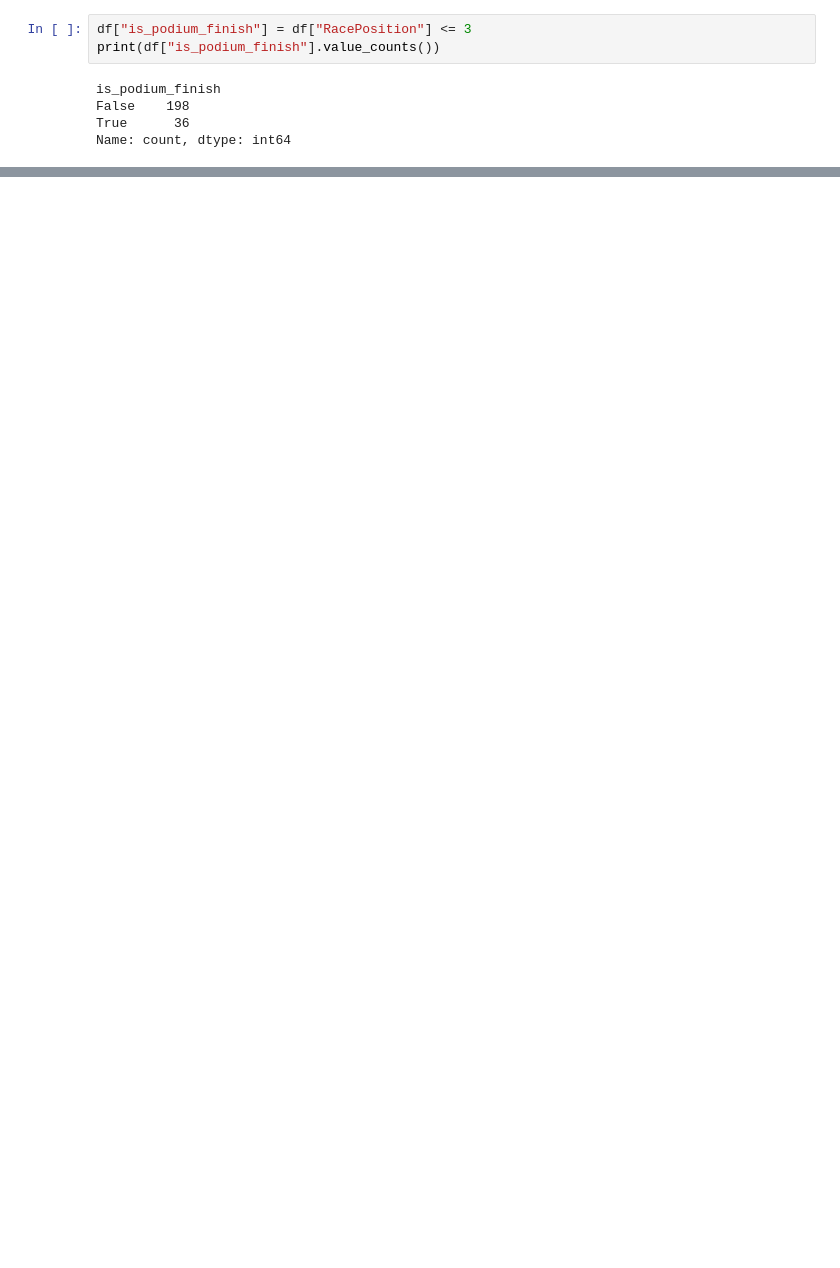
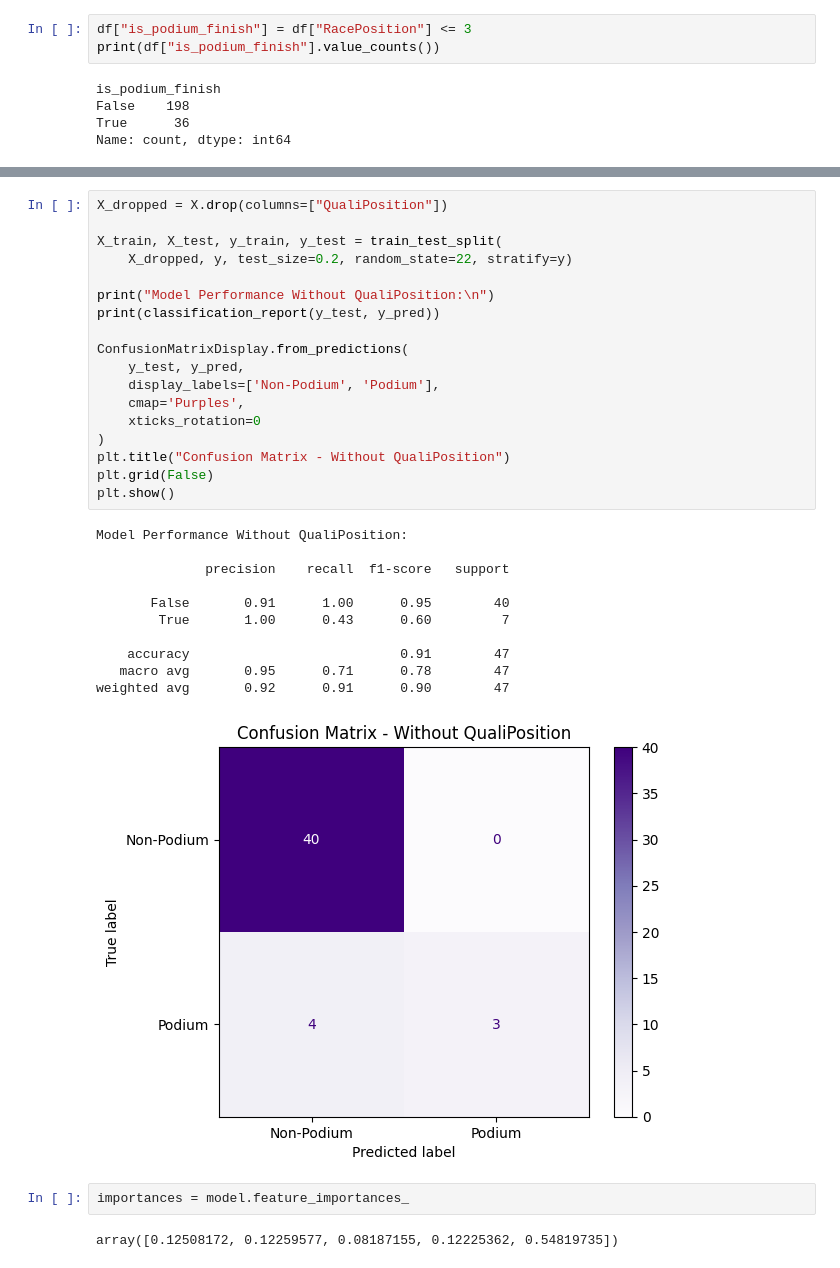
Before and after one commit to ipolishc22/f1-podium-predictor, a Jupyter notebook: notebooks/modeling.ipynb, the cells around one changed output, grey strips where cells are left out. Cells and saved outputs as stored; diff of their text form; blank space fills up the shorter version.

```diff
--- a/notebooks/modeling.ipynb
+++ b/notebooks/modeling.ipynb
@@ -126,0 +133,34 @@ weighted avg       0.92      0.91      0.90        47
+# %%
+X_dropped = X.drop(columns=["QualiPosition"])
+
+X_train, X_test, y_train, y_test = train_test_split(
+    X_dropped, y, test_size=0.2, random_state=22, stratify=y)
+
+print("Model Performance Without QualiPosition:\n")
+print(classification_report(y_test, y_pred))
+
+ConfusionMatrixDisplay.from_predictions(
+    y_test, y_pred,
+    display_labels=['Non-Podium', 'Podium'],
+    cmap='Purples',
+    xticks_rotation=0
+)
+plt.title("Confusion Matrix - Without QualiPosition")
+plt.grid(False)
+plt.show()
+# %% [output]
+Model Performance Without QualiPosition:
+
+              precision    recall  f1-score   support
+
+       False       0.91      1.00      0.95        40
+        True       1.00      0.43      0.60         7
+
+    accuracy                           0.91        47
+   macro avg       0.95      0.71      0.78        47
+weighted avg       0.92      0.91      0.90        47
+[figure, added]
+# %%
+importances = model.feature_importances_
+# %% [output]
+array([0.12508172, 0.12259577, 0.08187155, 0.12225362, 0.54819735])
```
Also changed, not shown: parts of 10 cells of this notebook.
